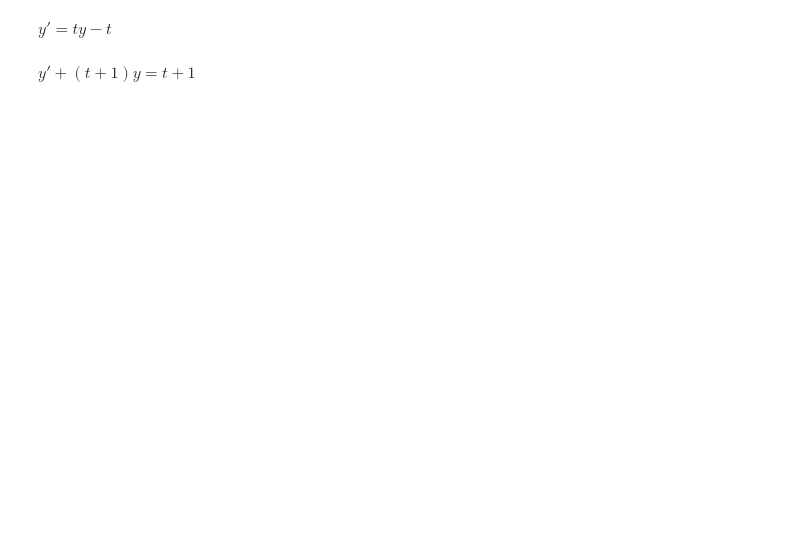
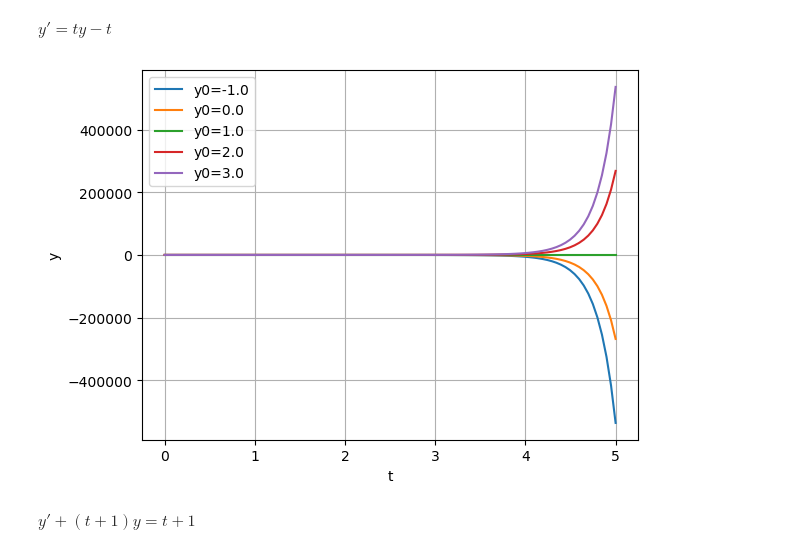
Before and after one commit to ethnwng/2025-t1-notes, a Jupyter notebook: MATH360/python_lectures/Lecture_4_2025W1.ipynb, the cells around one changed output. Drawn from its saved outputs; the diff is of its cells as text; code cells hidden in the pictures; blank space fills up the shorter version.

```diff
--- a/MATH360/python_lectures/Lecture_4_2025W1.ipynb
+++ b/MATH360/python_lectures/Lecture_4_2025W1.ipynb
@@ -49,4 +64,18 @@ $y' = y(1 - y)$
 # %% [markdown]
 $y' = ty - t$
+# %%
+t = np.linspace(0, 5, 100)
+for y0 in [-1., 0., 1, 2, 3,]:
+    C = y0 - 1
+    y = C* np.exp(1/2 * t**2)
+    plt.plot(t,y, label=f'y0={y0:.1f}')
+
+plt.legend()
+plt.grid(True)
+plt.xlabel('t')
+plt.ylabel('y')
+plt.show()
+# %% [output]
+[figure, added]
 # %% [markdown]
 $y' + (t + 1)y = t + 1$
```
Also changed, not shown: parts of 7 cells of this notebook, 37 other files.
